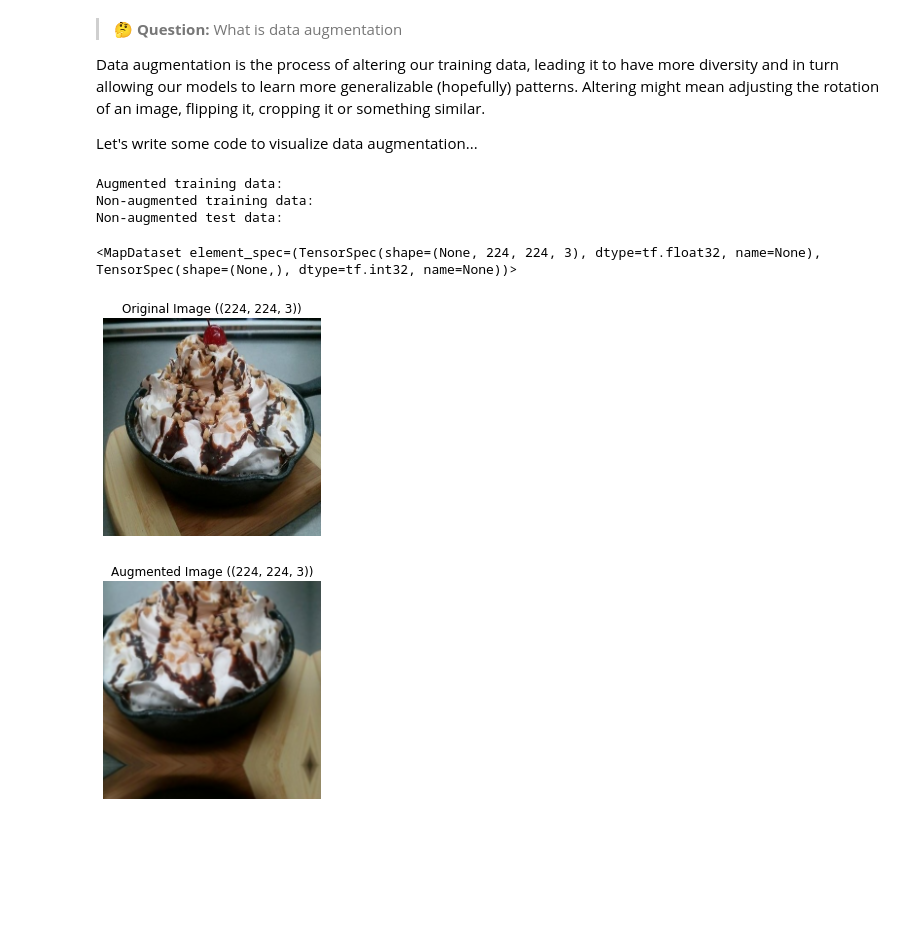
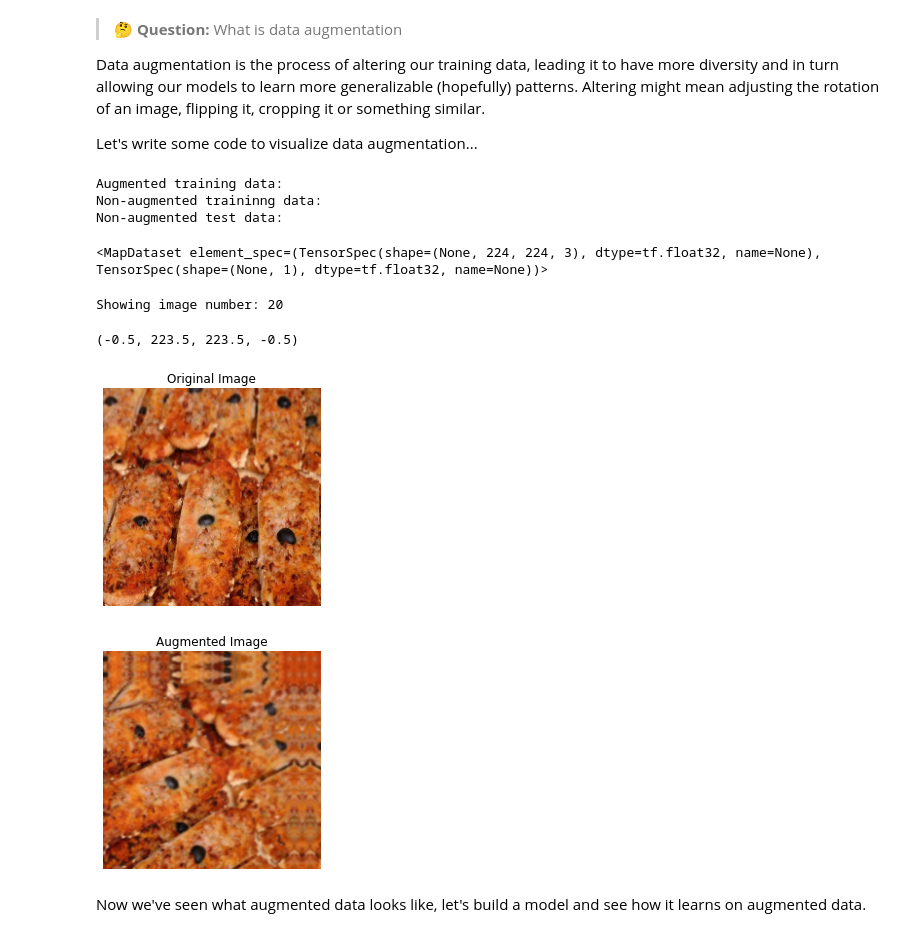
Before and after one commit to johanesPao/tensorflow_developer_certificate, a Jupyter notebook: 03_introduction_to_computer_vision_with_tensorflow.ipynb, the cells around one changed output. Saved outputs shown, nothing was run; the diff lists cells and outputs as text; code cells hidden in the pictures; blank space fills up the shorter version.

Commit message:
introduction_to_computer_vision_with_tensorflow

```diff
--- a/03_introduction_to_computer_vision_with_tensorflow.ipynb
+++ b/03_introduction_to_computer_vision_with_tensorflow.ipynb
@@ -706,29 +706,31 @@ plot_loss_curves(history_5)
 ### Opening our bag of tricks and finding data augmentation
 # %%
 # Create training instance with data augmentation
+tf.random.set_seed(42)
+
 scaling_layer = tf.keras.layers.Rescaling(1./255)
 augmentation_layer = Sequential([
     tf.keras.layers.Rescaling(1./255),
     tf.keras.layers.RandomRotation(0.2),
     tf.keras.layers.RandomZoom(0.2),
-    tf.keras.layers.RandomTranslation(height_factor=0.3, width_factor=0.2),
-    tf.keras.layers.RandomFlip(mode='horizontal'),
+    tf.keras.layers.RandomTranslation(height_factor=0.2, width_factor=0.2),
+    tf.keras.layers.RandomFlip(mode='horizontal')
 ])
 
 train_data = image_dataset_from_directory(directory=train_dir, # Target directory of images
                                           label_mode='binary', # type of data you're working with
                                           batch_size=32, # size of minibatches to load data into
                                           image_size=(224, 224), # Target size of images (height, width)
-                                          shuffle=False, # for demo purpose only
-                                          seed=42)
+                                          seed=42,
+                                          shuffle=False) # only for this demo purpose
+train_data_scaled = train_data.map(lambda x, y: (scaling_layer(x), y))
 train_data_scaled_augmented = train_data.map(lambda x, y: (augmentation_layer(x), y))
-train_data_scaled = train_data.map(lambda x, y: (scaling_layer(x), y))
 test_data = image_dataset_from_directory(directory=test_dir,
                                           label_mode='binary',
                                           batch_size=32,
                                           image_size=(224, 224),
                                           seed=42)
-test_data_scaled = valid_data.map(lambda x, y: (scaling_layer(x), y))
+test_data_scaled = test_data.map(lambda x, y: (scaling_layer(x), y))
 # %% [output]
 Found 1500 files belonging to 2 classes.
 Found 500 files belonging to 2 classes.
@@ -742,7 +744,7 @@ Let's write some code to visualize data augmentation...
 # Import data and augment it from training directory
 print("Augmented training data:")
 train_data_scaled_augmented
-print("Non-augmented training data:")
+print("Non-augmented traininng data:")
 train_data_scaled
 
 # Create non-augmented test data batches
@@ -750,24 +752,34 @@ print("Non-augmented test data:")
 test_data_scaled
 # %% [output]
 Augmented training data:
-Non-augmented training data:
+Non-augmented traininng data:
 Non-augmented test data:
-<MapDataset element_spec=(TensorSpec(shape=(None, 224, 224, 3), dtype=tf.float32, name=None), TensorSpec(shape=(None,), dtype=tf.int32, name=None))>
+<MapDataset element_spec=(TensorSpec(shape=(None, 224, 224, 3), dtype=tf.float32, name=None), TensorSpec(shape=(None, 1), dtype=tf.float32, name=None))>
+# %%
+# Get sample data batches
+scaled_iterator = iter(train_data_scaled)
+images, labels = scaled_iterator.get_next()
+augmented_iterator = iter(train_data_scaled_augmented)
+augmented_images, augmented_labels = augmented_iterator.get_next()
 # %%
-# Get sample augmented data batches
+# Show original image and augmented image
 import random
 
 random_number = random.randint(0, 32)
-for images, labels in train_data_scaled.take(1):
-    plt.imshow(images[random_number])
-    plt.title(f'Original Image ({images[random_number].shape})')
-    plt.axis(False)
-for images, labels in train_data_scaled_augmented.take(1):
-    plt.figure()
-    plt.imshow(images[random_number])
-    plt.title(f'Augmented Image ({images[random_number].shape})')
-    plt.axis(False)
+
+print(f'Showing image number: {random_number}')
+plt.imshow(images[random_number])
+plt.title('Original Image')
+plt.axis(False)
+plt.figure()
+plt.imshow(augmented_images[random_number])
+plt.title('Augmented Image')
+plt.axis(False)
 # %% [output]
+Showing image number: 20
+(-0.5, 223.5, 223.5, -0.5)
-[figure, old version]
+[figure, new version]
-[figure, old version]
+[figure, new version]
+# %% [markdown]
+Now we've seen what augmented data looks like, let's build a model and see how it learns on augmented data.
 # %%
```
Also changed, not shown: parts of 29 cells of this notebook.
